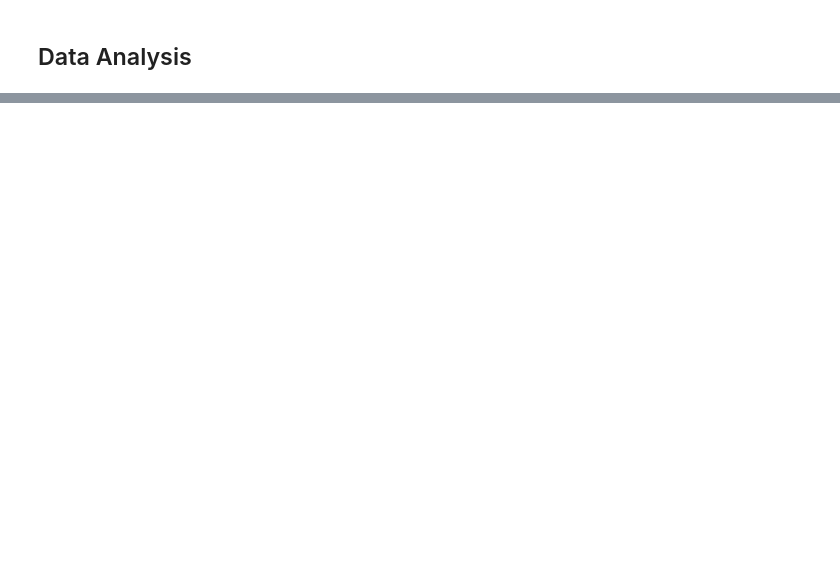
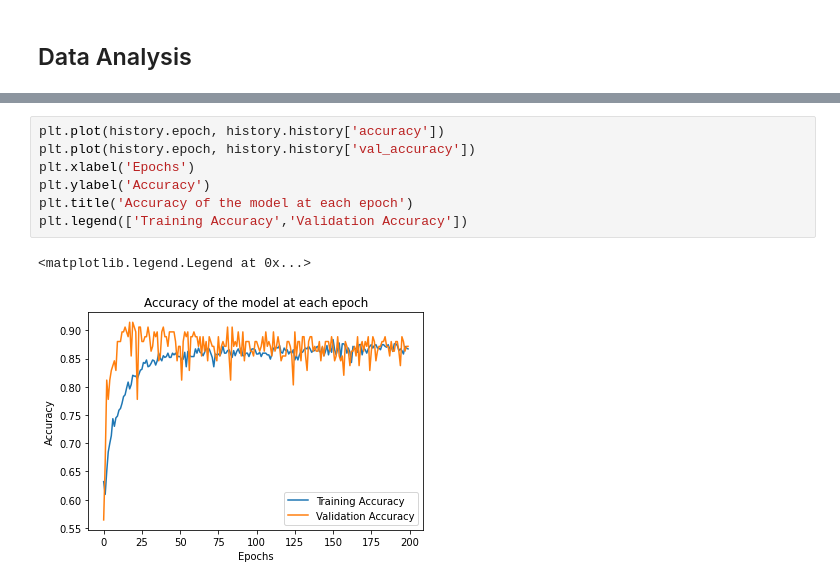
Before and after one commit to yongleyuan/ece539-project, a Jupyter notebook: main.ipynb, the cells around one changed output, grey strips where cells are left out. Drawn from its saved outputs; the diff is of its cells as text; blank space fills up the shorter version.

```diff
--- a/main.ipynb
+++ b/main.ipynb
@@ -96,0 +225,10 @@ array([0.93333333, 0.96666667, 1.        , 1.        , 0.96551724])
+# %%
+plt.plot(history.epoch, history.history['accuracy'])
+plt.plot(history.epoch, history.history['val_accuracy'])
+plt.xlabel('Epochs')
+plt.ylabel('Accuracy')
+plt.title('Accuracy of the model at each epoch')
+plt.legend(['Training Accuracy','Validation Accuracy'])
+# %% [output]
+<matplotlib.legend.Legend at 0x...>
+[figure, added]
```
Also changed, not shown: parts of 26 cells of this notebook.
